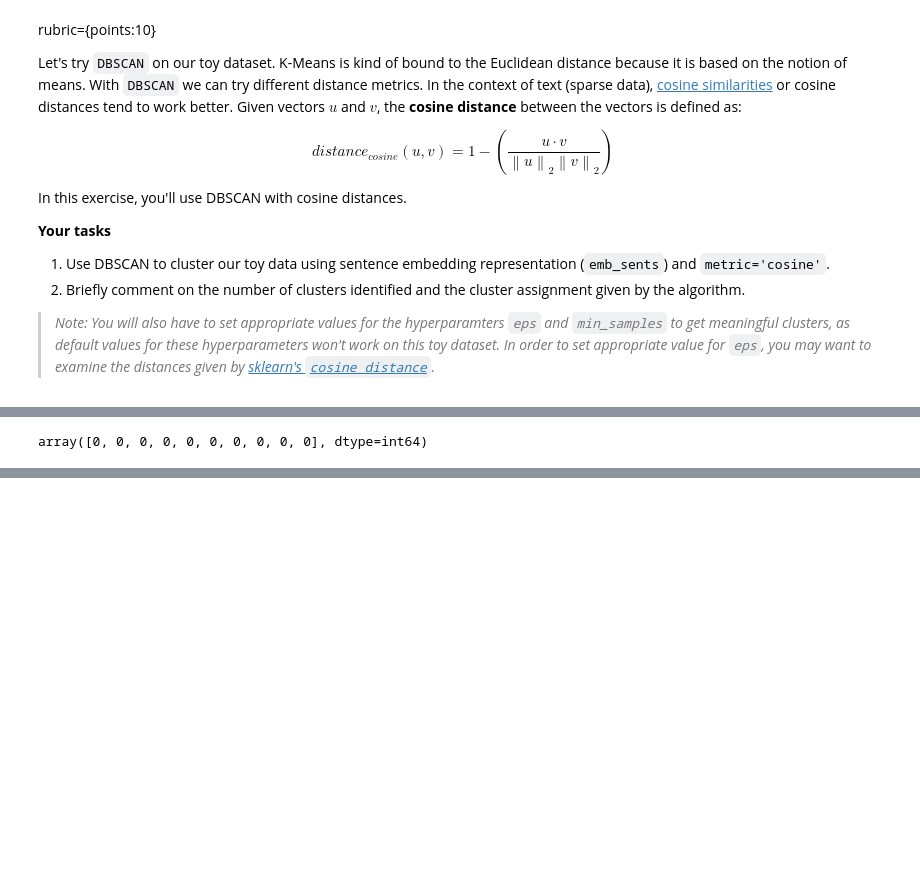
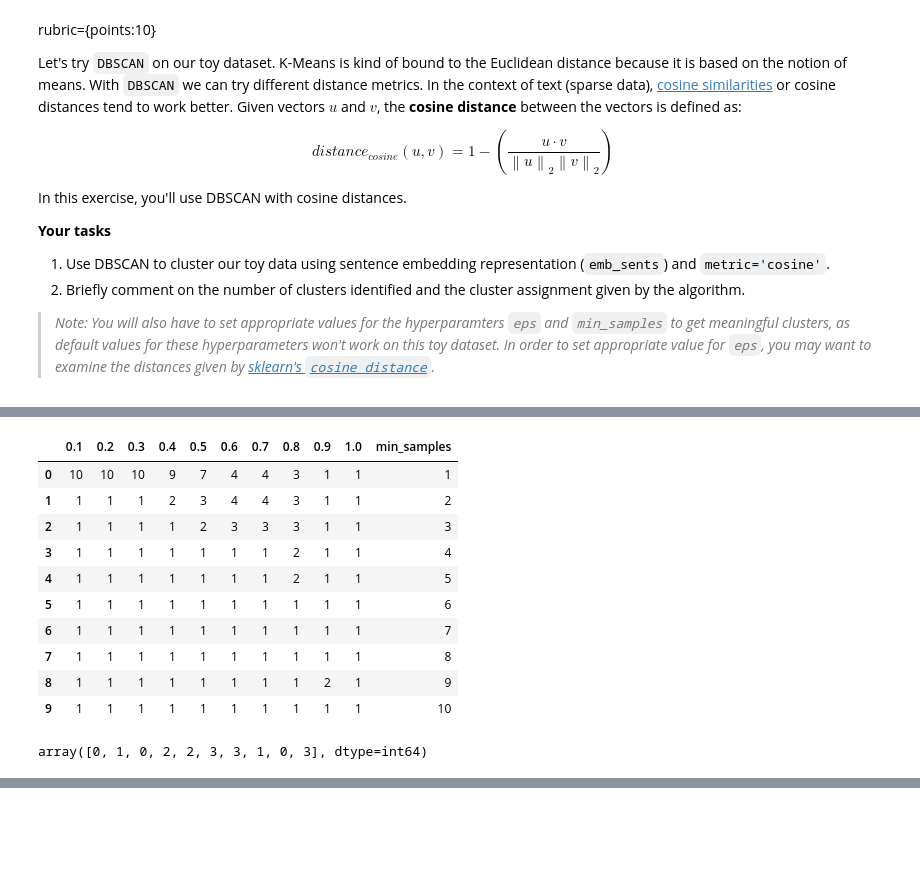
Before and after one commit to skyleapa/cpsc330-2022W2, a Jupyter notebook: hw/hw7/hw7.ipynb, the cells around one changed output, grey strips where cells are left out. Cells and saved outputs as stored; diff of their text form; code cells hidden in the pictures; blank space fills up the shorter version.

```diff
--- a/hw/hw7/hw7.ipynb
+++ b/hw/hw7/hw7.ipynb
@@ -326,7 +355,32 @@ array([0., 0., 0., 0., 0., 0., 0., 0., 0., 0.], dtype=float32)
+# %%
+cluster_optimization = {
+    x: [] for x in (np.arange(1, 11) / 10)
+}
+cluster_optimization["min_samples"] = np.arange(1, 11)
+
+for i in cluster_optimization["min_samples"]:
+    for j in (np.arange(1, 11) / 10):
+        dbscan = DBSCAN(eps=j, min_samples=i, metric='cosine')
+        dbscan.fit(emb_sents)
+        cluster_optimization[j].append(len(np.unique(dbscan.labels_)))
+
+pd.DataFrame(cluster_optimization)
+# %% [output]
+|  | 0.1 | 0.2 | 0.3 | 0.4 | 0.5 | 0.6 | 0.7 | 0.8 | 0.9 | 1.0 | min_samples |
+| 0 | 10 | 10 | 10 | 9 | 7 | 4 | 4 | 3 | 1 | 1 | 1 |
+| 1 | 1 | 1 | 1 | 2 | 3 | 4 | 4 | 3 | 1 | 1 | 2 |
+| 2 | 1 | 1 | 1 | 1 | 2 | 3 | 3 | 3 | 1 | 1 | 3 |
+| 3 | 1 | 1 | 1 | 1 | 1 | 1 | 1 | 2 | 1 | 1 | 4 |
+| 4 | 1 | 1 | 1 | 1 | 1 | 1 | 1 | 2 | 1 | 1 | 5 |
+| 5 | 1 | 1 | 1 | 1 | 1 | 1 | 1 | 1 | 1 | 1 | 6 |
+| 6 | 1 | 1 | 1 | 1 | 1 | 1 | 1 | 1 | 1 | 1 | 7 |
+| 7 | 1 | 1 | 1 | 1 | 1 | 1 | 1 | 1 | 1 | 1 | 8 |
+| 8 | 1 | 1 | 1 | 1 | 1 | 1 | 1 | 1 | 2 | 1 | 9 |
+| 9 | 1 | 1 | 1 | 1 | 1 | 1 | 1 | 1 | 1 | 1 | 10 |
 # %%
-dbscan = DBSCAN(eps=3, min_samples=2, metric='cosine')
+dbscan = DBSCAN(eps=0.6, min_samples=2, metric='cosine')
 dbscan.fit(emb_sents)
 
 dbscan.labels_
 # %% [output]
-array([0, 0, 0, 0, 0, 0, 0, 0, 0, 0], dtype=int64)
+array([0, 1, 0, 2, 2, 3, 3, 1, 0, 3], dtype=int64)
```
Also changed, not shown: parts of 24 cells of this notebook.
